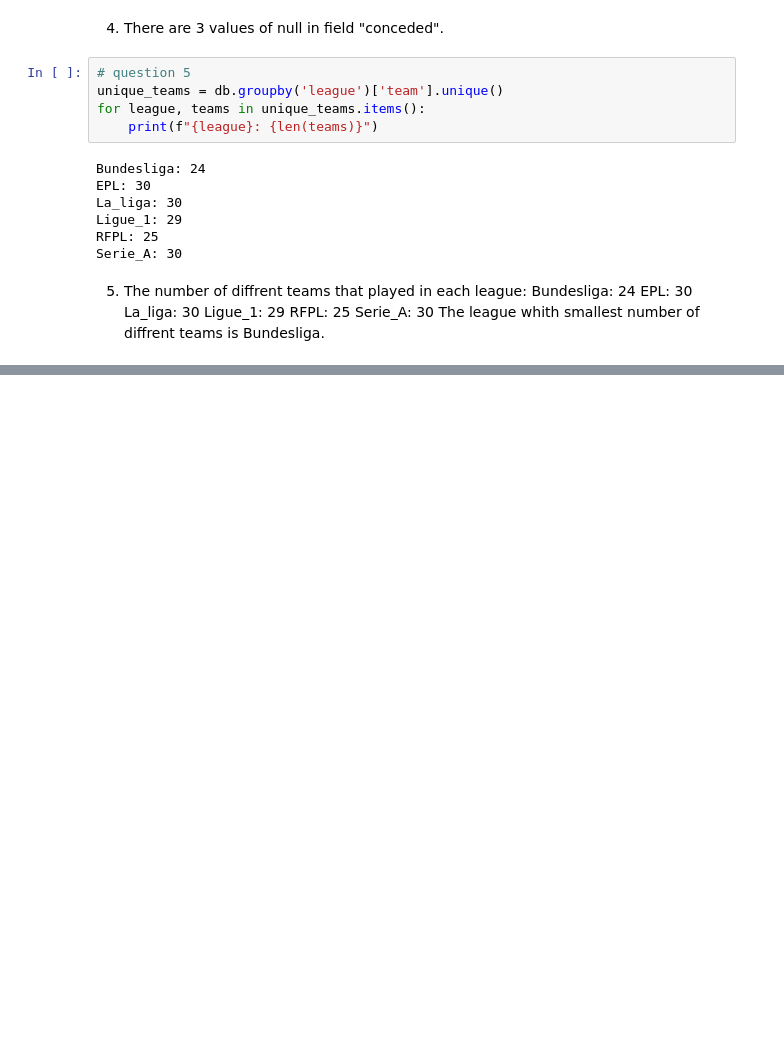
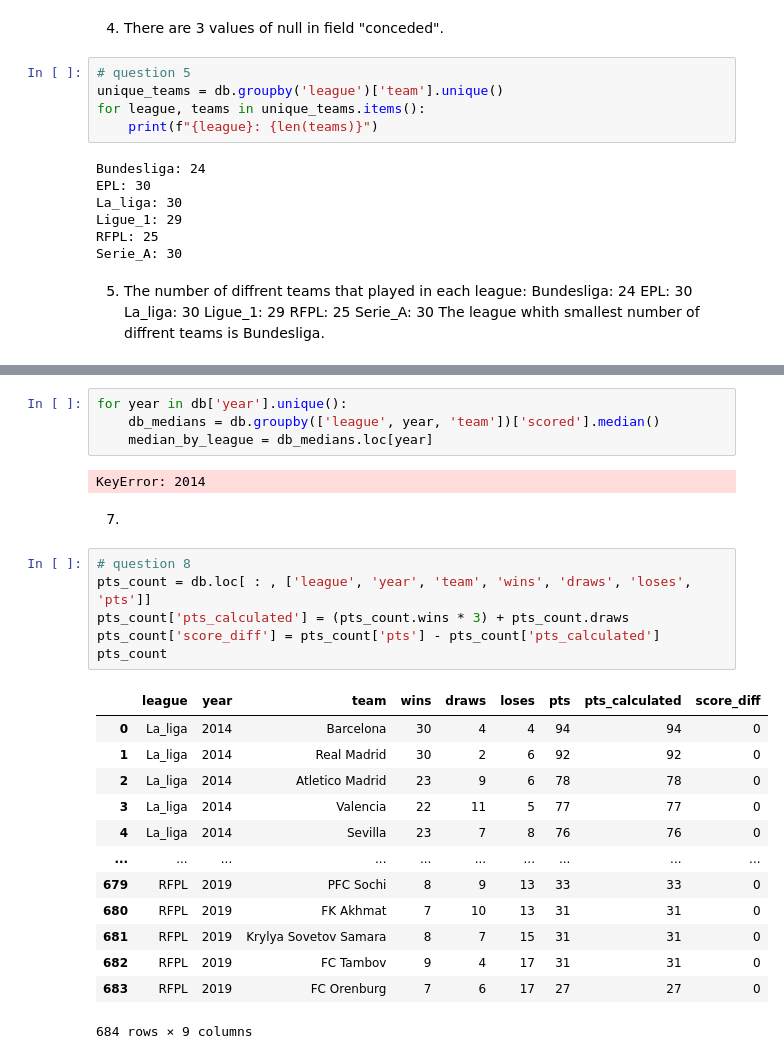
Before and after one commit to SofiaTRG/data_science_HW1, a Jupyter notebook: Untitled.ipynb, the cells around one changed output, grey strips where cells are left out. Drawn from its saved outputs; the diff is of its cells as text; blank space fills up the shorter version.

```diff
--- a/Untitled.ipynb
+++ b/Untitled.ipynb
@@ -115,0 +119,28 @@ position_league = db.groupby(['league', 'team', 'year'])['position'].mean()
+# %%
+for year in db['year'].unique():
+    db_medians = db.groupby(['league', year, 'team'])['scored'].median()
+    median_by_league = db_medians.loc[year]
+# %% [output]
+KeyError: 2014
+# %% [markdown]
+7.
+# %%
+# question 8
+pts_count = db.loc[ : , ['league', 'year', 'team', 'wins', 'draws', 'loses', 'pts']]
+pts_count['pts_calculated'] = (pts_count.wins * 3) + pts_count.draws
+pts_count['score_diff'] = pts_count['pts'] - pts_count['pts_calculated']
+pts_count
+# %% [output]
+|  | league | year | team | wins | draws | loses | pts | pts_calculated | score_diff |
+| 0 | La_liga | 2014 | Barcelona | 30 | 4 | 4 | 94 | 94 | 0 |
+| 1 | La_liga | 2014 | Real Madrid | 30 | 2 | 6 | 92 | 92 | 0 |
+| 2 | La_liga | 2014 | Atletico Madrid | 23 | 9 | 6 | 78 | 78 | 0 |
+| 3 | La_liga | 2014 | Valencia | 22 | 11 | 5 | 77 | 77 | 0 |
+| 4 | La_liga | 2014 | Sevilla | 23 | 7 | 8 | 76 | 76 | 0 |
+| ... | ... | ... | ... | ... | ... | ... | ... | ... | ... |
+| 679 | RFPL | 2019 | PFC Sochi | 8 | 9 | 13 | 33 | 33 | 0 |
+| 680 | RFPL | 2019 | FK Akhmat | 7 | 10 | 13 | 31 | 31 | 0 |
+| 681 | RFPL | 2019 | Krylya Sovetov Samara | 8 | 7 | 15 | 31 | 31 | 0 |
+| 682 | RFPL | 2019 | FC Tambov | 9 | 4 | 17 | 31 | 31 | 0 |
+| 683 | RFPL | 2019 | FC Orenburg | 7 | 6 | 17 | 27 | 27 | 0 |
+684 rows × 9 columns
```
Also changed, not shown: parts of 10 cells of this notebook.
